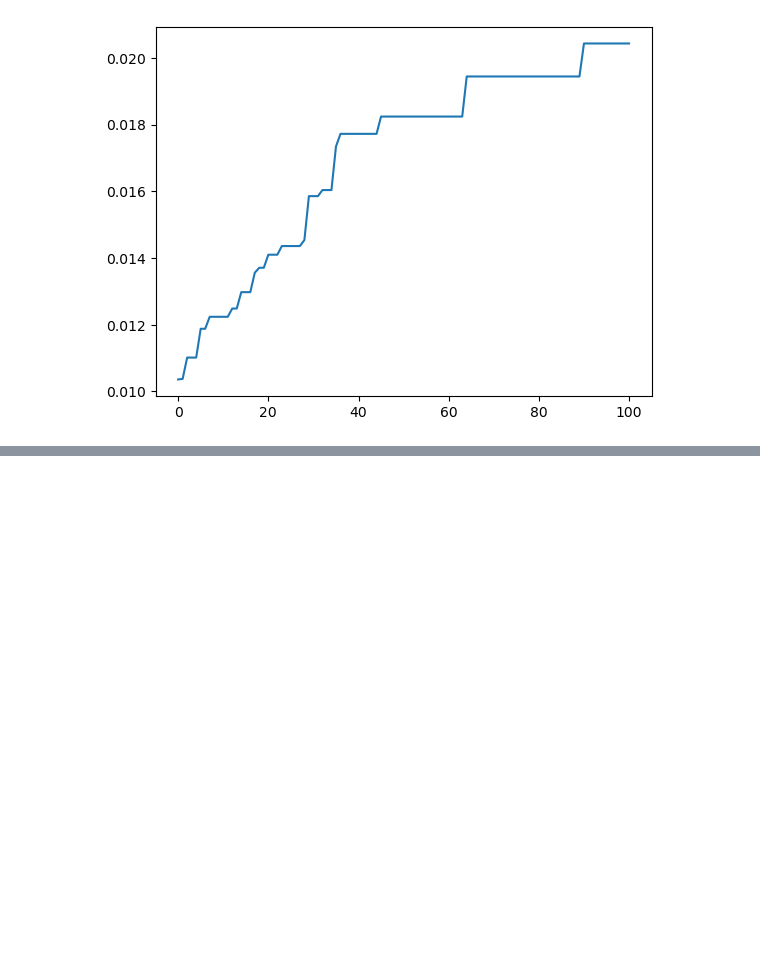
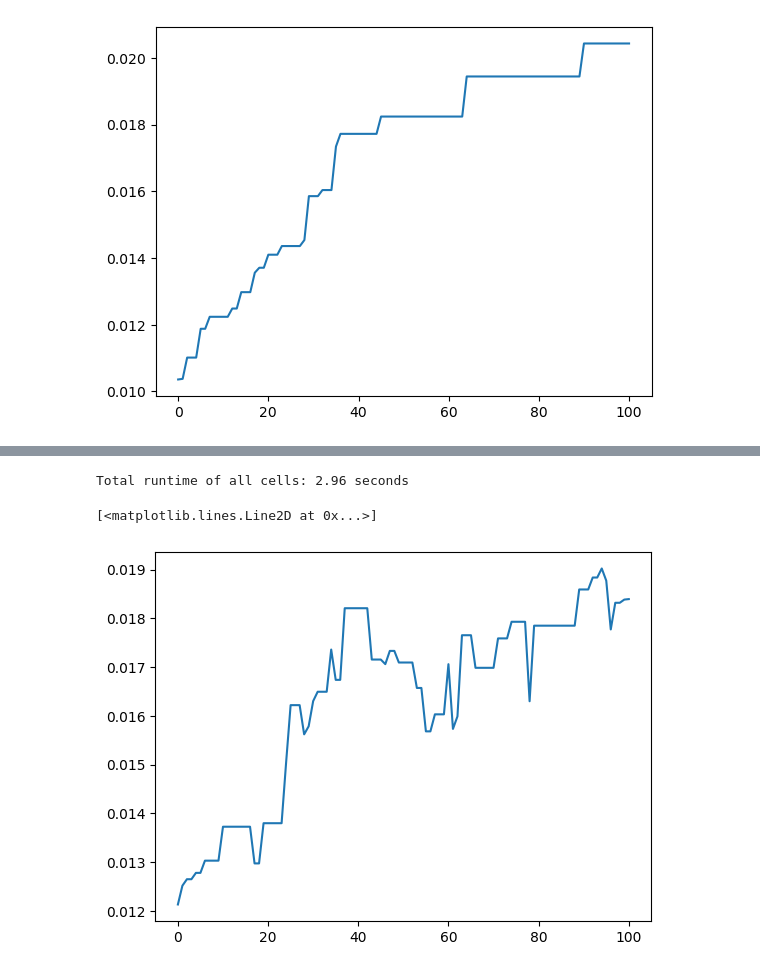
Before and after one commit to emibk/ACIT4610-1-Assignment-1, a Jupyter notebook: Assignment1.ipynb, the cells around one changed output, grey strips where cells are left out. Drawn from its saved outputs; the diff is of its cells as text; code cells hidden in the pictures; blank space fills up the shorter version.

```diff
--- a/Assignment1.ipynb
+++ b/Assignment1.ipynb
@@ -797,0 +1095,21 @@ if __name__ == "__main__":
+# %%
+POP_SIZE = 90
+
+GEN = 100
+
+mutation_prob = 0.5
+
+crossover_prob = 0.7
+
+start_time = time.perf_counter()
+
+fit = genetic_algorithm_4(mutation_prob, crossover_prob)
+
+end_time = time.perf_counter()
+print(f"Total runtime of all cells: {end_time - start_time:.2f} seconds")
+
+plt.plot(fit)
+# %% [output]
+Total runtime of all cells: 2.96 seconds
+[<matplotlib.lines.Line2D at 0x...>]
+[figure, added]
```
Also changed, not shown: parts of 29 cells of this notebook, 1 other file.
